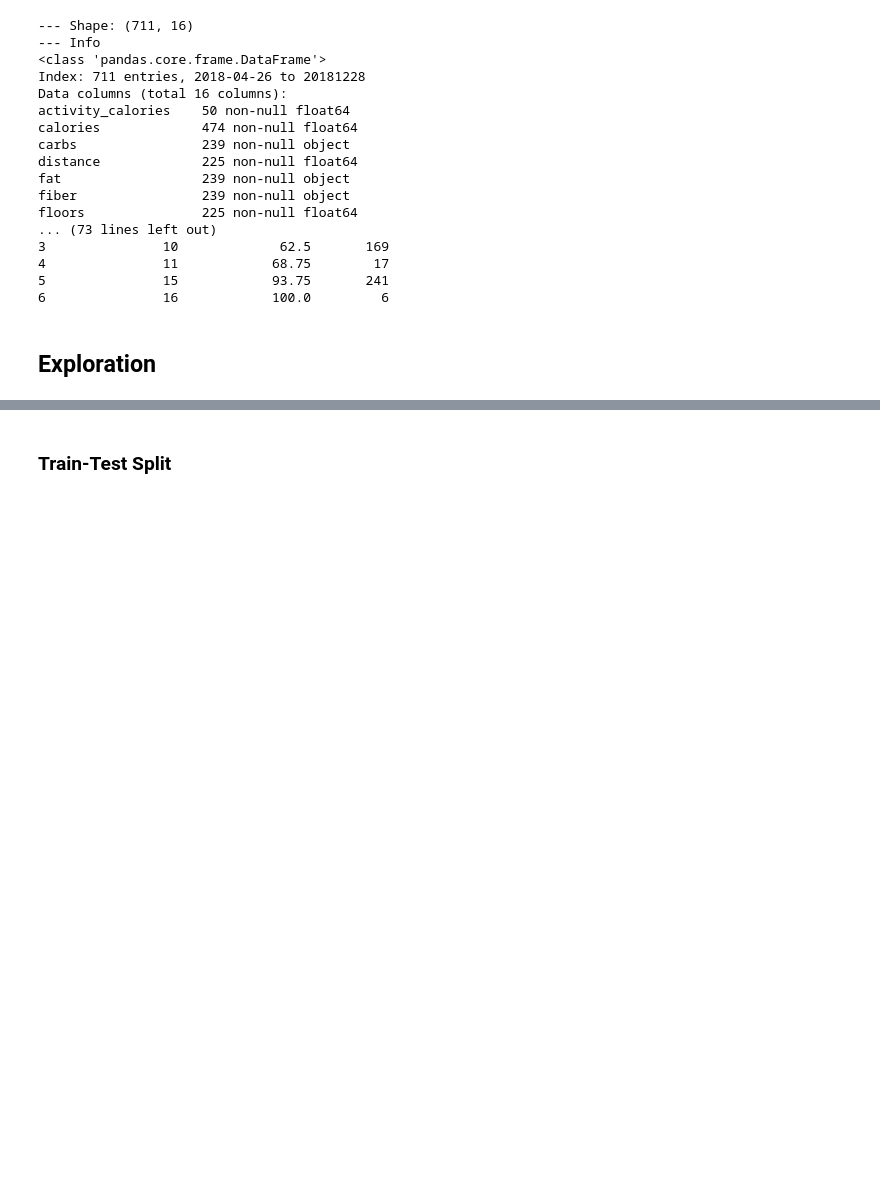
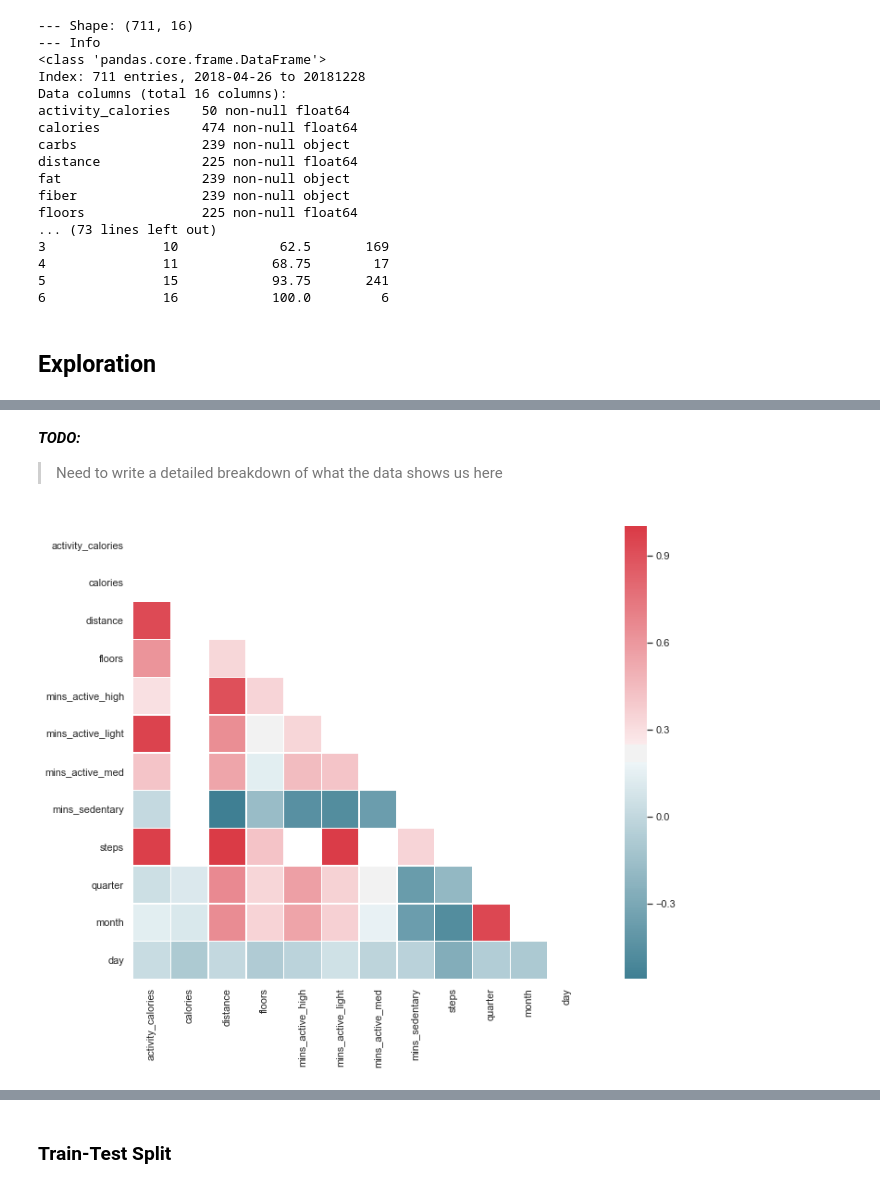
Before and after one commit to time-series-101-eric-norrick/tsa-fitbit, a Jupyter notebook: TimeSeries_Project.ipynb, the cells around one changed output, grey strips where cells are left out. Saved outputs shown, nothing was run; the diff lists cells and outputs as text; code cells hidden in the pictures; blank space fills up the shorter version.

```diff
--- a/TimeSeries_Project.ipynb
+++ b/TimeSeries_Project.ipynb
@@ -211,3 +246,15 @@ def bin_feature(df, col, newcol, bin_cuts=[]):
     labs = list(range(len(bin_cuts)))[1:]
     df[newcol] = pd.cut(df[col], bin_cuts, labels=labs, include_lowest=False)
     return df
+
+
+def createheatmap(df):
+    sns.set(style = "white")
+    corrd = df.corr()
+    mask = np.zeros_like(corrd, dtype=np.bool)
+    mask[np.triu_indices_from(mask)] = True
+    f, ax = plt.subplots(figsize=(15, 9))
+    cmap = sns.diverging_palette(220, 10, as_cmap=True)
+    sns.heatmap(corrd, mask=mask, cmap=cmap, square=True,
+                xticklabels=True, yticklabels=True,
+                linewidths=.5, ax=ax)
@@ -213,0 +299,7 @@ def bin_feature(df, col, newcol, bin_cuts=[]):
+# %% [markdown]
+**_TODO:_**
+> Need to write a detailed breakdown of what the data shows us here
+# %%
+createheatmap(df.drop(columns=['total_calories', 'year']))
+# %% [output]
+[figure, added]
```
Also changed, not shown: parts of 13 cells of this notebook.
